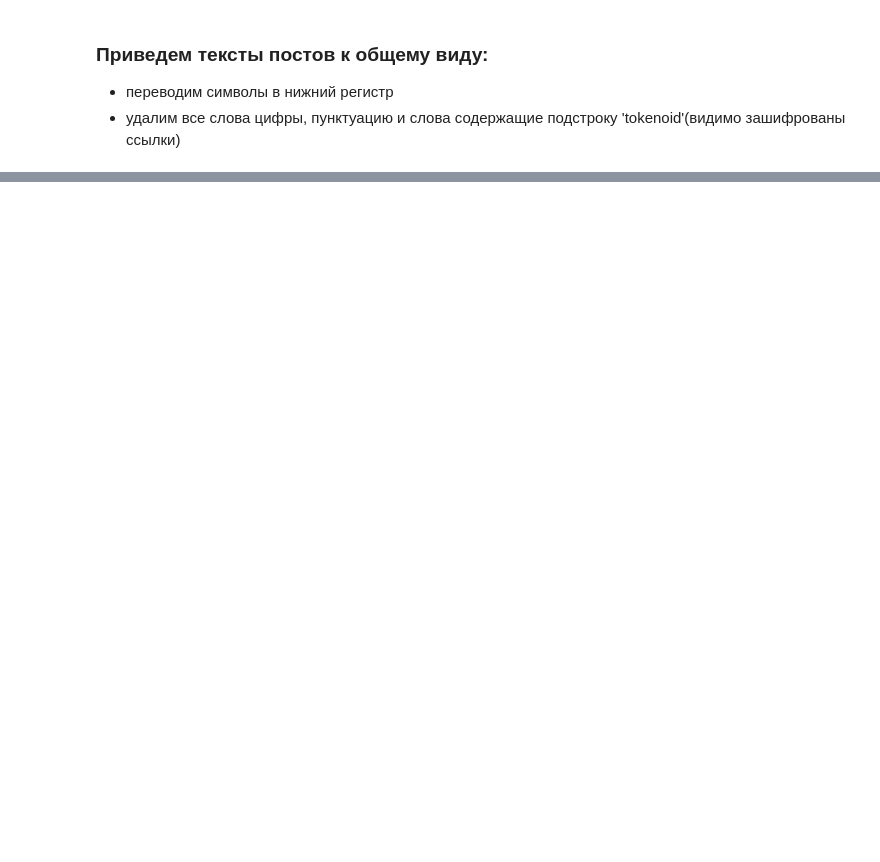
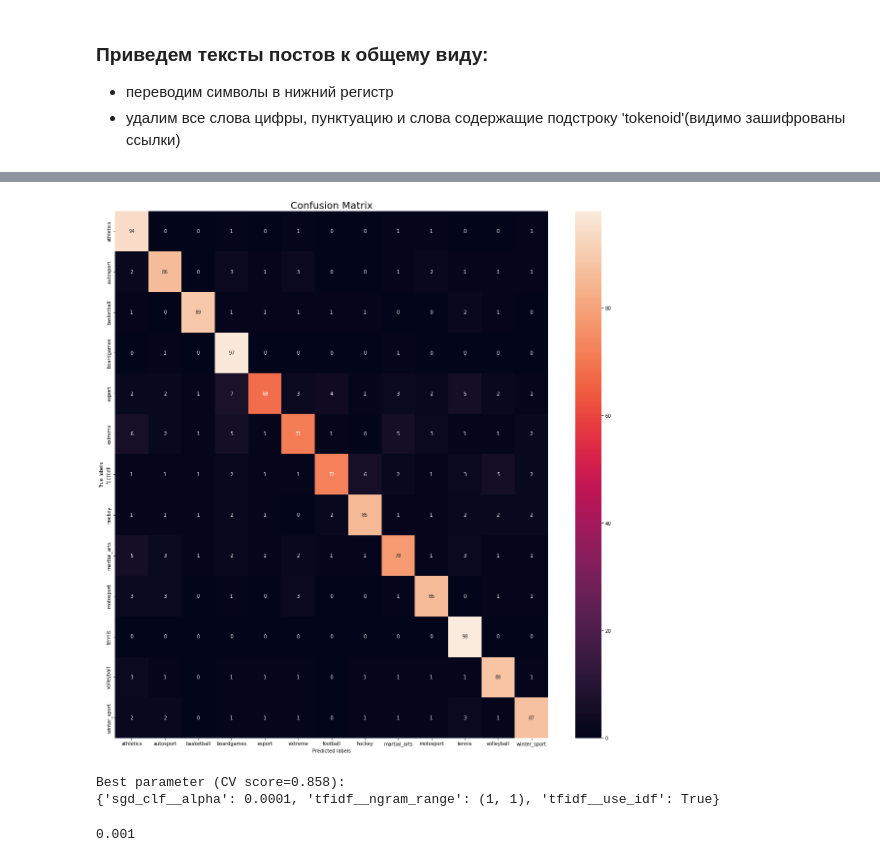
Before and after one commit to Komaso85/vk_sport, a Jupyter notebook: vk_sport.ipynb, the cells around one changed output, grey strips where cells are left out. Drawn from its saved outputs; the diff is of its cells as text; code cells hidden in the pictures; blank space fills up the shorter version.

Commit message:
подготовка текста, обучение sklearn моделей и нейронной сети

```diff
--- a/vk_sport.ipynb
+++ b/vk_sport.ipynb
@@ -255,0 +457,6 @@ y_test = test_no_duplicated['category']
+# %%
+rf_ppl_clf = Pipeline([
+    ('tfidf', TfidfVectorizer()),
+    ('rf_clf', RandomForestClassifier())])
+
+rf_ppl_clf.fit(X_train, y_train)
@@ -255,0 +495,6 @@ y_test = test_no_duplicated['category']
+# %%
+sgd_ppl_clf = Pipeline([
+    ('tfidf', TfidfVectorizer(stop_words=stopwords_list)),
+    ('sgd_clf', SGDClassifier(random_state=42))])
+
+sgd_ppl_clf.fit(X_train, y_train)
@@ -255,0 +512,4 @@ y_test = test_no_duplicated['category']
+# %%
+predicted_sgd = sgd_ppl_clf.predict(X_test)
+
+print(metrics.classification_report(predicted_sgd, y_test))
@@ -255,0 +541,6 @@ y_test = test_no_duplicated['category']
+# %%
+knb_ppl_clf = Pipeline([
+    ('tfidf', TfidfVectorizer()),
+    ('knb_clf', KNeighborsClassifier(n_neighbors=10))])
+
+knb_ppl_clf.fit(X_train, y_train)
@@ -255,0 +585,35 @@ y_test = test_no_duplicated['category']
+# %%
+cmm = metrics.confusion_matrix(y_test, predicted_sgd, normalize='true')
+
+lables = y_train.drop_duplicates()
+T13_lables = sorted(lables)
+
+plt.figure(figsize=(20, 20))
+
+ax= plt.subplot()
+
+sns.heatmap(np.rint(cmm*100), annot=True, fmt='g', ax=ax);
+
+ax.set_xlabel('Predicted labels');ax.set_ylabel('True labels');
+ax.set_title('Confusion Matrix', fontdict={'fontsize':20}, pad=5);
+ax.xaxis.set_ticklabels(T13_lables); ax.yaxis.set_ticklabels(T13_lables);
+# %% [output]
+[figure, added]
+# %%
+from sklearn.model_selection import GridSearchCV
+parameters = {'tfidf__ngram_range': [(1, 1), (1, 2)],
+              'tfidf__use_idf': (True, False),
+              'sgd_clf__alpha': (1e-2, 1e-3, 1e-4)
+             }
+
+search = GridSearchCV(sgd_ppl_clf, parameters)
+search.fit(X_train, y_train)
+print("Best parameter (CV score=%0.3f):" % search.best_score_)
+print(search.best_params_)
+# %% [output]
+Best parameter (CV score=0.858):
+{'sgd_clf__alpha': 0.0001, 'tfidf__ngram_range': (1, 1), 'tfidf__use_idf': True}
+# %%
+1e-3
+# %% [output]
+0.001
```
Also changed, not shown: parts of 109 cells of this notebook.
